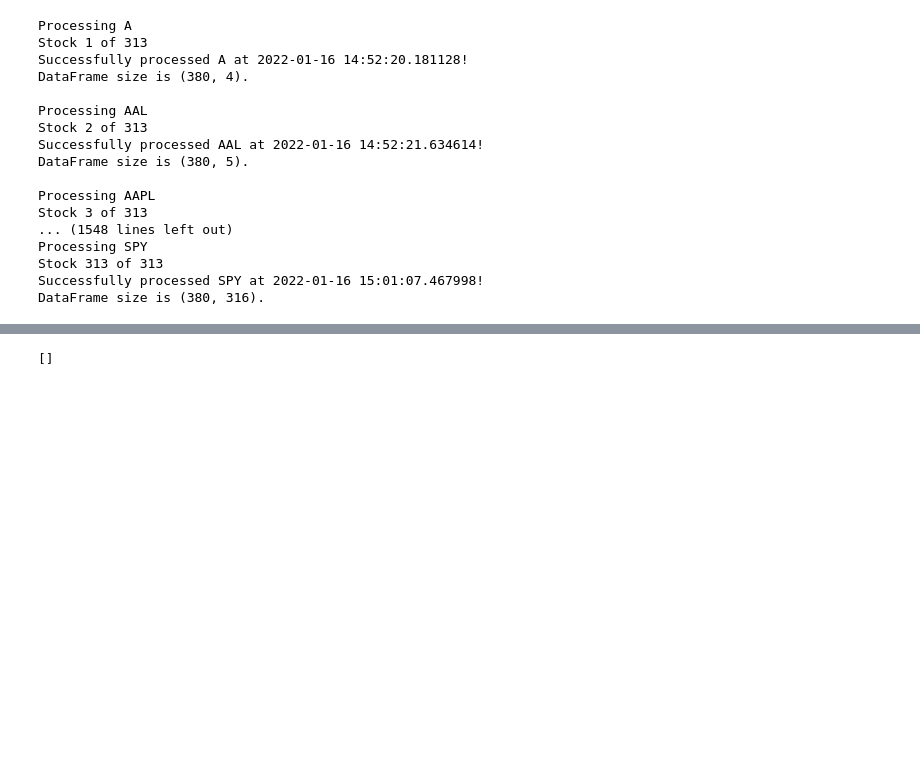
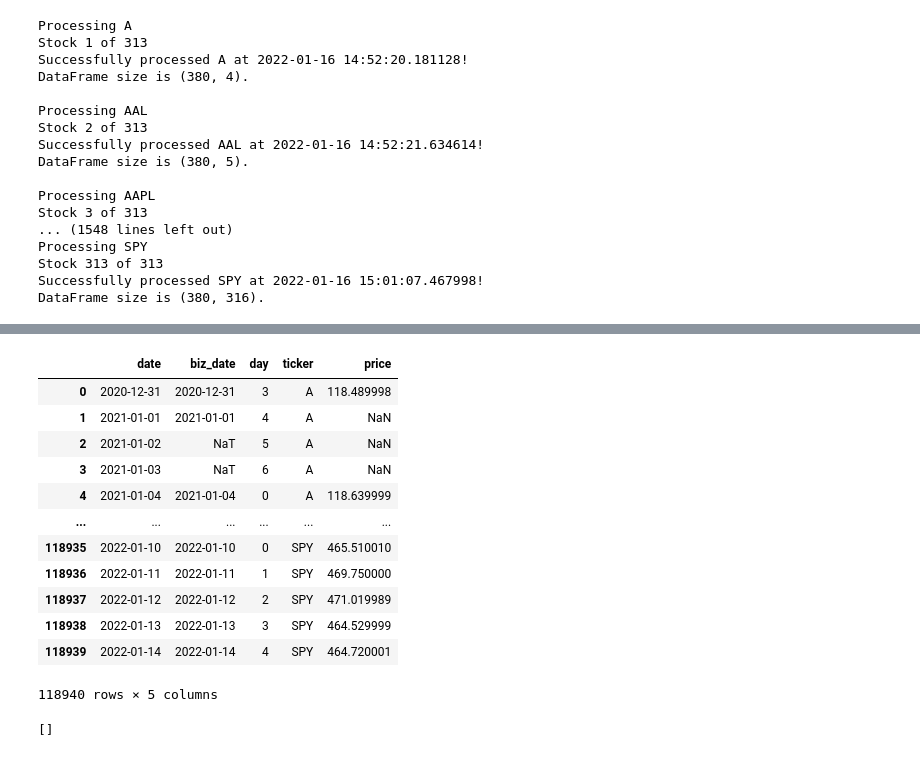
Before and after one commit to cjj1120/ESG_responsible_investment, a Jupyter notebook: work/notebook/ETL/daily_stock_price.ipynb, the cells around one changed output, grey strips where cells are left out. Drawn from its saved outputs; the diff is of its cells as text; code cells hidden in the pictures; blank space fills up the shorter version.

```diff
--- a/work/notebook/ETL/daily_stock_price.ipynb
+++ b/work/notebook/ETL/daily_stock_price.ipynb
@@ -166 +169,17 @@ DataFrame size is (380, 316).
+# %%
+stock_prices_long
+# %% [output]
+|  | date | biz_date | day | ticker | price |
+| 0 | 2020-12-31 | 2020-12-31 | 3 | A | 118.489998 |
+| 1 | 2021-01-01 | 2021-01-01 | 4 | A | NaN |
+| 2 | 2021-01-02 | NaT | 5 | A | NaN |
+| 3 | 2021-01-03 | NaT | 6 | A | NaN |
+| 4 | 2021-01-04 | 2021-01-04 | 0 | A | 118.639999 |
+| ... | ... | ... | ... | ... | ... |
+| 118935 | 2022-01-10 | 2022-01-10 | 0 | SPY | 465.510010 |
+| 118936 | 2022-01-11 | 2022-01-11 | 1 | SPY | 469.750000 |
+| 118937 | 2022-01-12 | 2022-01-12 | 2 | SPY | 471.019989 |
+| 118938 | 2022-01-13 | 2022-01-13 | 3 | SPY | 464.529999 |
+| 118939 | 2022-01-14 | 2022-01-14 | 4 | SPY | 464.720001 |
+118940 rows × 5 columns
 # %%
```
Also changed, not shown: parts of 6 cells of this notebook, 3 other files.
